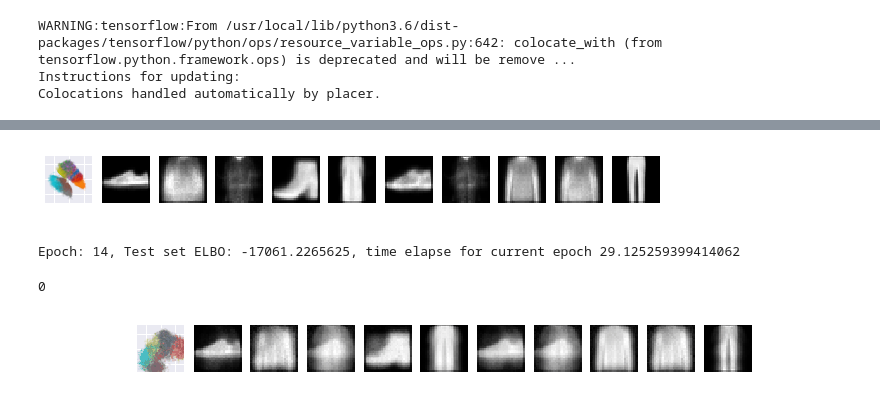
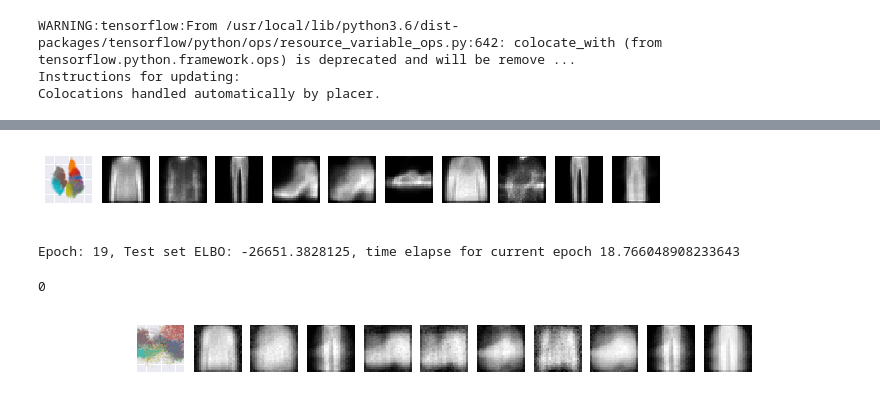
Before and after one commit to bt22dr/deep-learning-papers, a Jupyter notebook: code/cvae.ipynb, the cells around one changed output, grey strips where cells are left out. Saved outputs shown, nothing was run; the diff lists cells and outputs as text; code cells hidden in the pictures.

```diff
--- a/code/cvae.ipynb
+++ b/code/cvae.ipynb
@@ -61,0 +66,12 @@ test_images = test_images / 255.
+# %%
+rows, cols = 10, 10
+fig, axes = plt.subplots(figsize=(10,10),
+                         nrows=rows, ncols=cols,
+                         sharex=True, sharey=True)
+
+for i, ax_row in enumerate(axes):
+  imgs = train_X[np.where(train_y == i)[0][:10]]
+  for j, ax in enumerate(ax_row):
+    _ = ax.imshow(np.reshape(imgs[j], (28,28)), cmap='Greys_r')
+    ax.xaxis.set_visible(False)
+    ax.yaxis.set_visible(False)
@@ -130,7 +148,7 @@ def compute_loss(model, x):
   p_x_given_z = tfd.Bernoulli(logits=p_x_given_z_logits)
 
   # prior, p(z), standard distribution
-  p_z = tfd.MultivariateNormalDiag(np.zeros(z_samples.get_shape()[1], dtype=np.float32))
+  p_z = tfd.MultivariateNormalDiag(np.zeros(z_samples.shape[1], dtype=np.float32))
 
   divergence = tf.reduce_sum(tfd.kl_divergence(q_z_given_x, p_z))
   likelihood = tf.reduce_sum(p_x_given_z.log_prob(x))
@@ -147,10 +165,11 @@ optimizer = tf.train.AdamOptimizer(1e-4)
 def apply_gradients(optimizer, gradients, variables, global_step=None):
   optimizer.apply_gradients(zip(gradients, variables), global_step=global_step)
 # %%
-train_dataset = tf.data.Dataset.from_tensor_slices(train_images).shuffle(60000).batch(64)
-test_dataset = tf.data.Dataset.from_tensor_slices(test_images).batch(10000)
+train_dataset = tf.data.Dataset.from_tensor_slices(train_X)
+test_dataset  = tf.data.Dataset.from_tensor_slices(test_X)
 
-iter = test_dataset.make_one_shot_iterator()
+train_dataset = train_dataset.shuffle(60000).batch(100)
+iter = test_dataset.batch(10000).make_one_shot_iterator()
 test_sample_x = iter.get_next()
 test_sample_z = tf.random_normal(shape=[10, 2])
 # %% [output]
@@ -166,11 +185,12 @@ def generate_and_save_images(epoch, itr):
   fig = plt.figure(figsize=(11,1))
 
   ax1 = plt.subplot(1, 11, 1)
-  ax1.scatter(np_z[:, 0], np_z[:, 1], s=2, c=test_labels, alpha=0.1, cmap='tab10')
+  ax1.scatter(np_z[:,0], np_z[:,1], s=2, c=test_y, alpha=0.1, cmap='tab10')
   ax1.set_aspect('equal')
   ax1.set_xlim(-4, 4)
   ax1.set_ylim(-4, 4)
-  ax1.tick_params(axis='both', which='both', left=False, bottom=False, labelleft=False, labelbottom=False)
+  ax1.tick_params(axis='both', which='both', left=False,
+                  bottom=False, labelleft=False, labelbottom=False)
 
   for i, sample in enumerate(np.reshape(np_x, (-1,28,28))):
     plt.subplot(1, 11, i+2)
@@ -182,29 +202,29 @@ def generate_and_save_images(epoch, itr):
 # %%
 !rm -rf *.png *.gif
 # %%
-num_epochs = 15
+num_epochs = 20
 
 for epoch in range(num_epochs):
   start_time = time.time()
   avg_loss = tf.keras.metrics.Mean()
   for i, train_x in enumerate(train_dataset):
     gradients, loss = compute_gradients(model, train_x)
     apply_gradients(optimizer, gradients, model.trainable_variables)
     avg_loss.update_state(loss)
     if epoch == 0 and i % 200 == 0:
       display.clear_output(wait=False)
       generate_and_save_images(epoch, i)
   elbo = -avg_loss.result()
   end_time = time.time()
 
   display.clear_output(wait=False)
   generate_and_save_images(epoch, 0)
   print('Epoch: {}, Test set ELBO: {}, '
         'time elapse for current epoch {}'.format(epoch, elbo,
                                                   end_time - start_time))
 # %% [output]
-[figure, old version]
+[figure, new version]
-Epoch: 14, Test set ELBO: -17061.2265625, time elapse for current epoch 29.125259399414062
+Epoch: 19, Test set ELBO: -26651.3828125, time elapse for current epoch 18.766048908233643
 # %%
 with imageio.get_writer('cvae.gif', mode='I') as writer:
   filenames = glob.glob('image*.png')
@@ -226,9 +246,9 @@ os.system('cp cvae.gif cvae.gif.png')
 # %% [output]
 0
 # %%
-display.Image(filename="cvae.gif.png")
+display.Image(filename="cvae.gif.png", height=100)
 # %% [output]
-[figure, old version]
+[figure, new version]
 # %%
 # from google.colab import files
 # files.download('cvae.gif')
```
Also changed, not shown: parts of 4 cells of this notebook.
